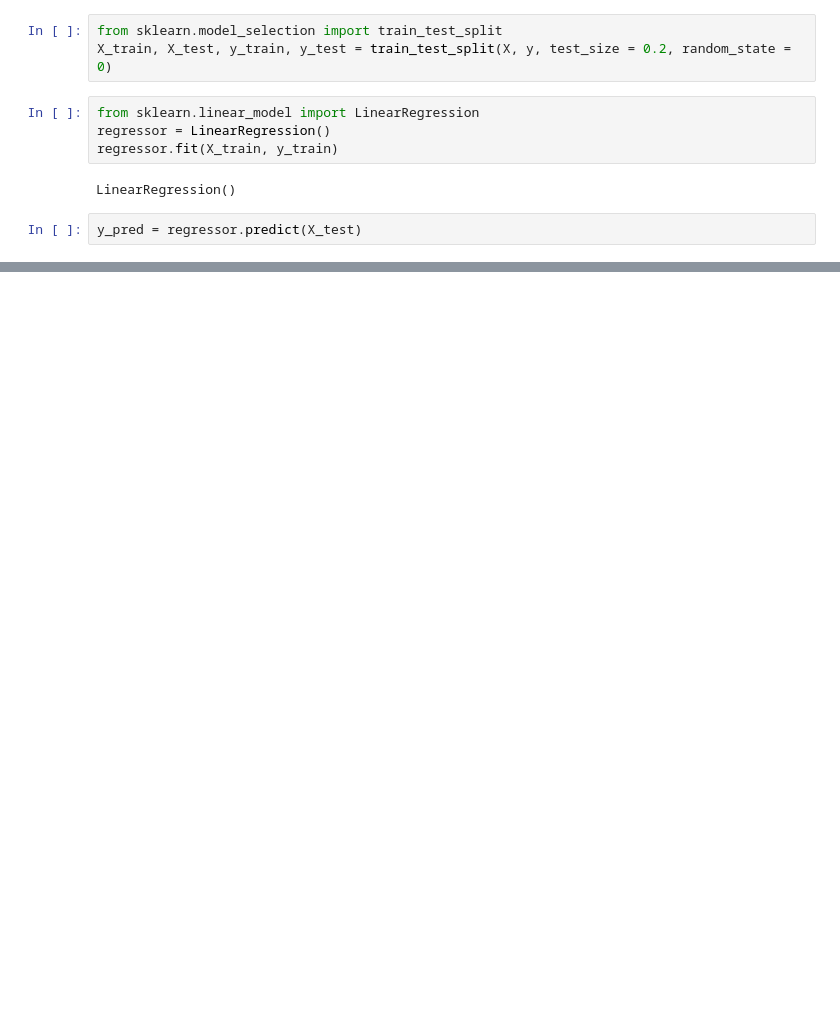
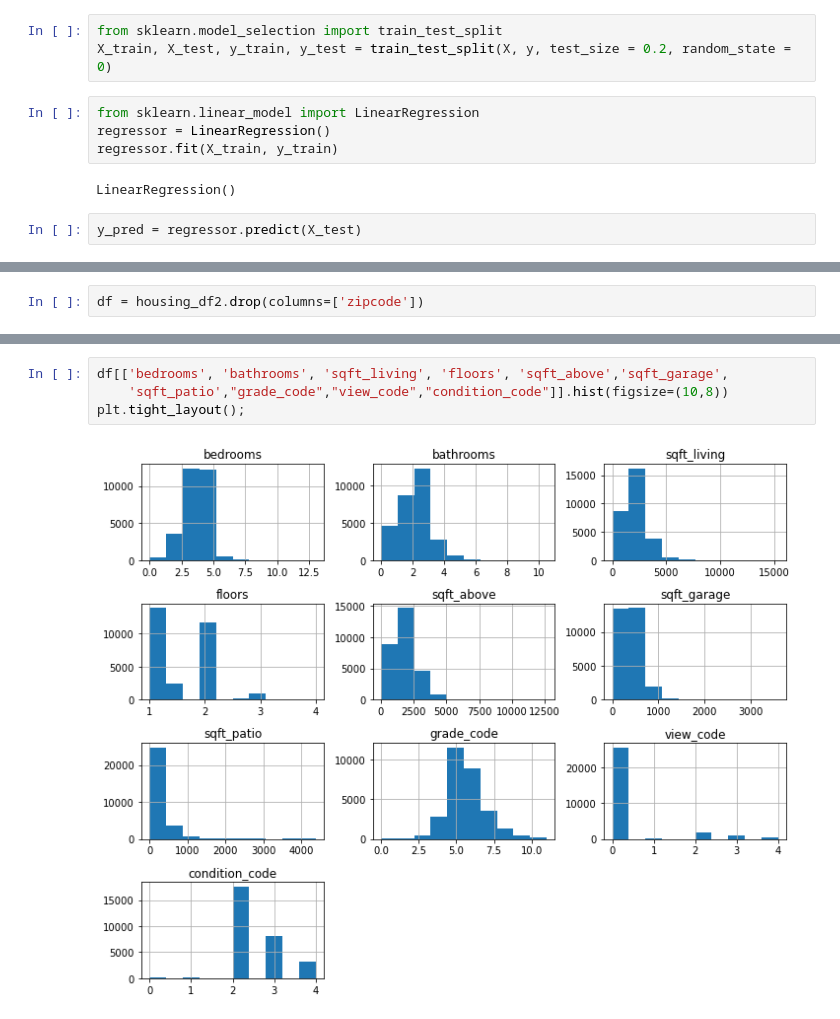
Before and after one commit to Kellyajara/RealEstate-Classification, a Jupyter notebook: Project Notebook .ipynb, the cells around one changed output, grey strips where cells are left out. Cells and saved outputs as stored; diff of their text form; blank space fills up the shorter version.

```diff
--- a/Project Notebook .ipynb
+++ b/Project Notebook .ipynb
@@ -409,0 +420,2 @@ plt.show()
+# %%
+df = housing_df2.drop(columns=['zipcode'])
@@ -409,0 +464,6 @@ plt.show()
+# %%
+df[['bedrooms', 'bathrooms', 'sqft_living', 'floors', 'sqft_above','sqft_garage',
+    'sqft_patio',"grade_code","view_code","condition_code"]].hist(figsize=(10,8))
+plt.tight_layout();
+# %% [output]
+[figure, added]
```
Also changed, not shown: parts of 16 cells of this notebook.
